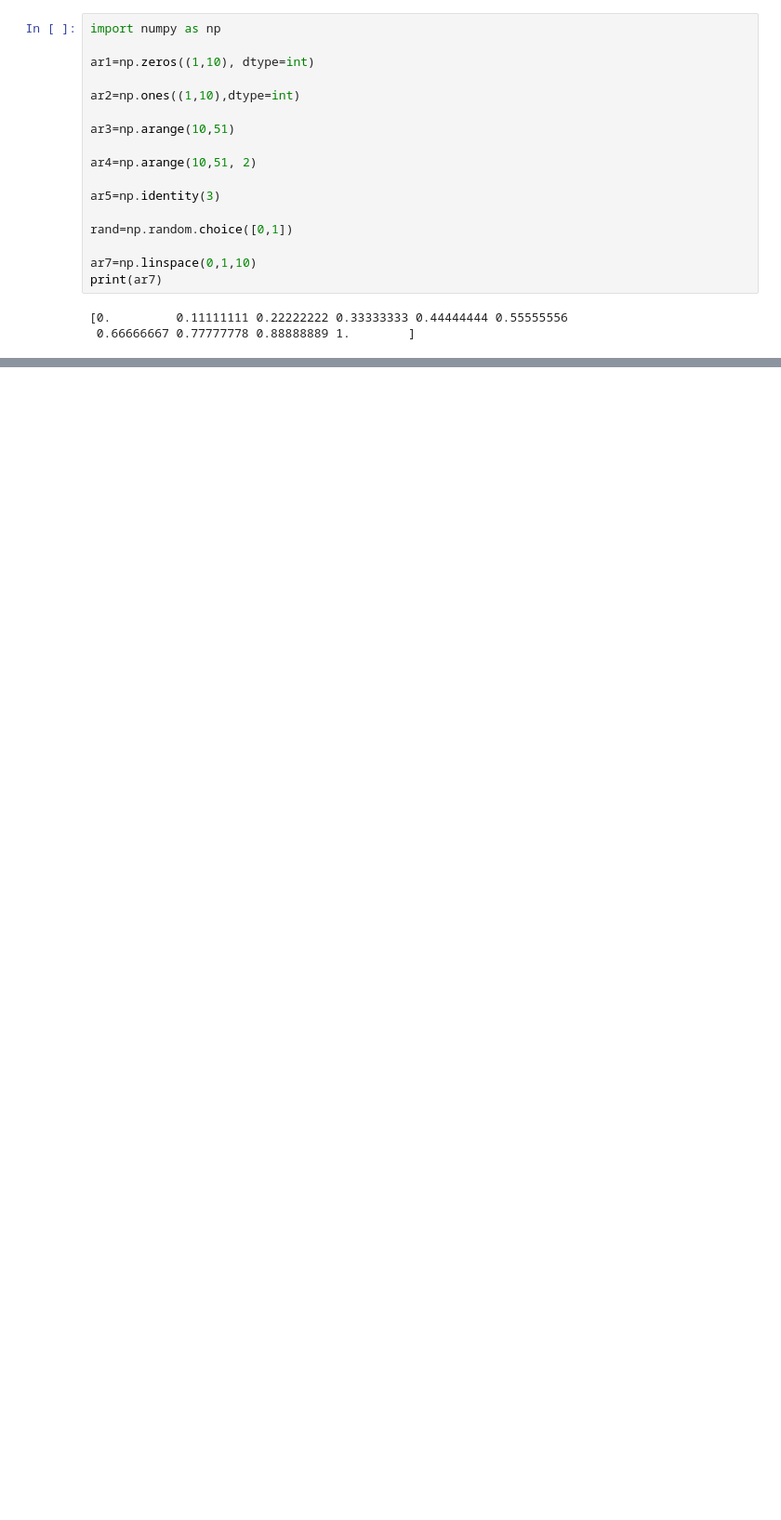
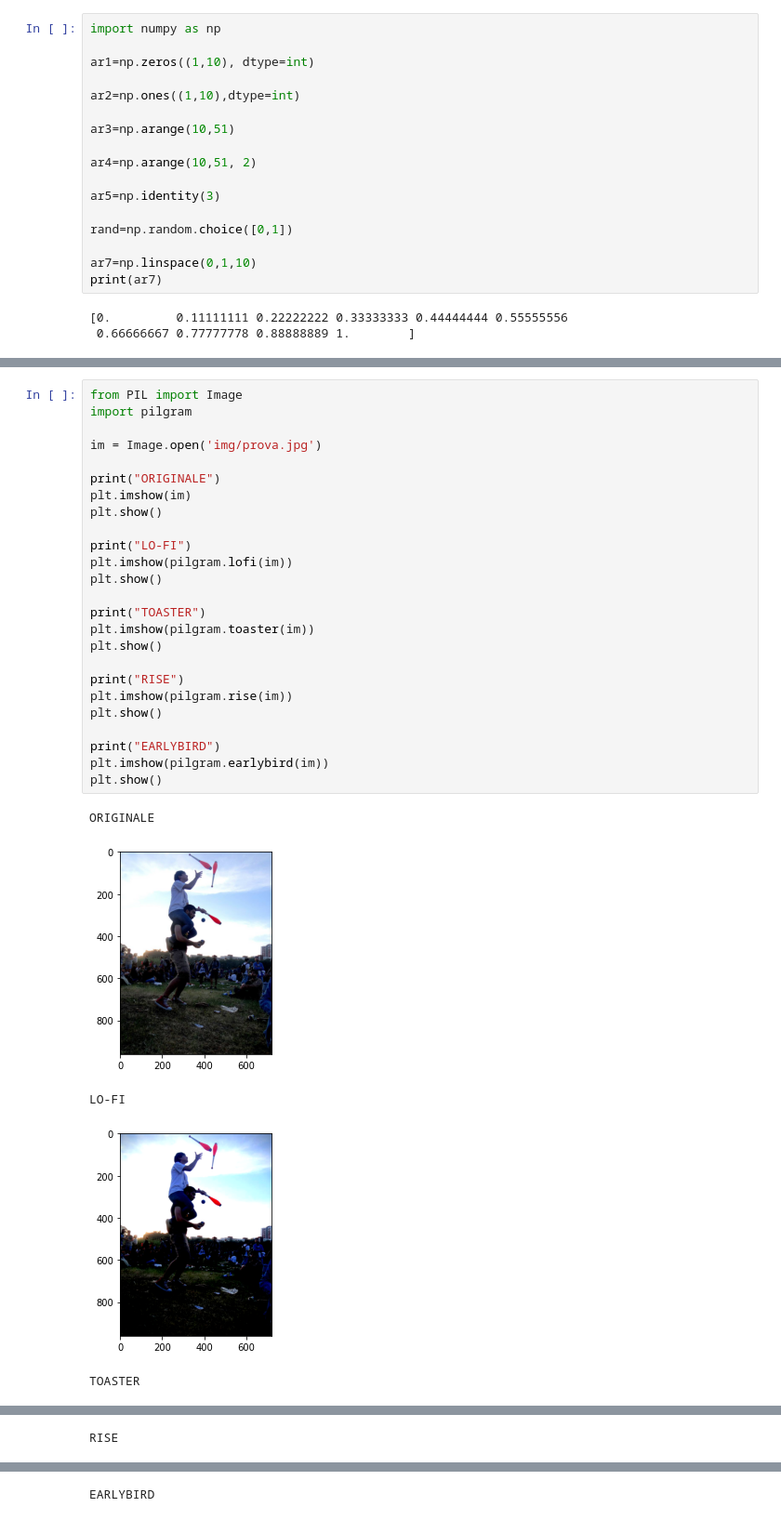
Before and after one commit to Ozziur/datalab, a Jupyter notebook: week2/week2.ipynb, the cells around one changed output, grey strips where cells are left out. Shown at 93% size. Saved outputs shown, nothing was run; the diff lists cells and outputs as text; blank space fills up the shorter version.

```diff
--- a/week2/week2.ipynb
+++ b/week2/week2.ipynb
@@ -78,0 +80,31 @@ plt.imshow(q6(img,x1))
+# %%
+from PIL import Image
+import pilgram
+
+im = Image.open('img/prova.jpg')
+
+print("ORIGINALE")
+plt.imshow(im)
+plt.show()
+
+print("LO-FI")
+plt.imshow(pilgram.lofi(im))
+plt.show()
+
+print("TOASTER")
+plt.imshow(pilgram.toaster(im))
+plt.show()
+
+print("RISE")
+plt.imshow(pilgram.rise(im))
+plt.show()
+
+print("EARLYBIRD")
+plt.imshow(pilgram.earlybird(im))
+plt.show()
+# %% [output]
+ORIGINALE
+[figure, added]
+LO-FI
+[figure, added]
+TOASTER
@@ -78,0 +112 @@ plt.imshow(q6(img,x1))
+RISE
@@ -78,0 +114 @@ plt.imshow(q6(img,x1))
+EARLYBIRD
```
Also changed, not shown: parts of 6 cells of this notebook.
